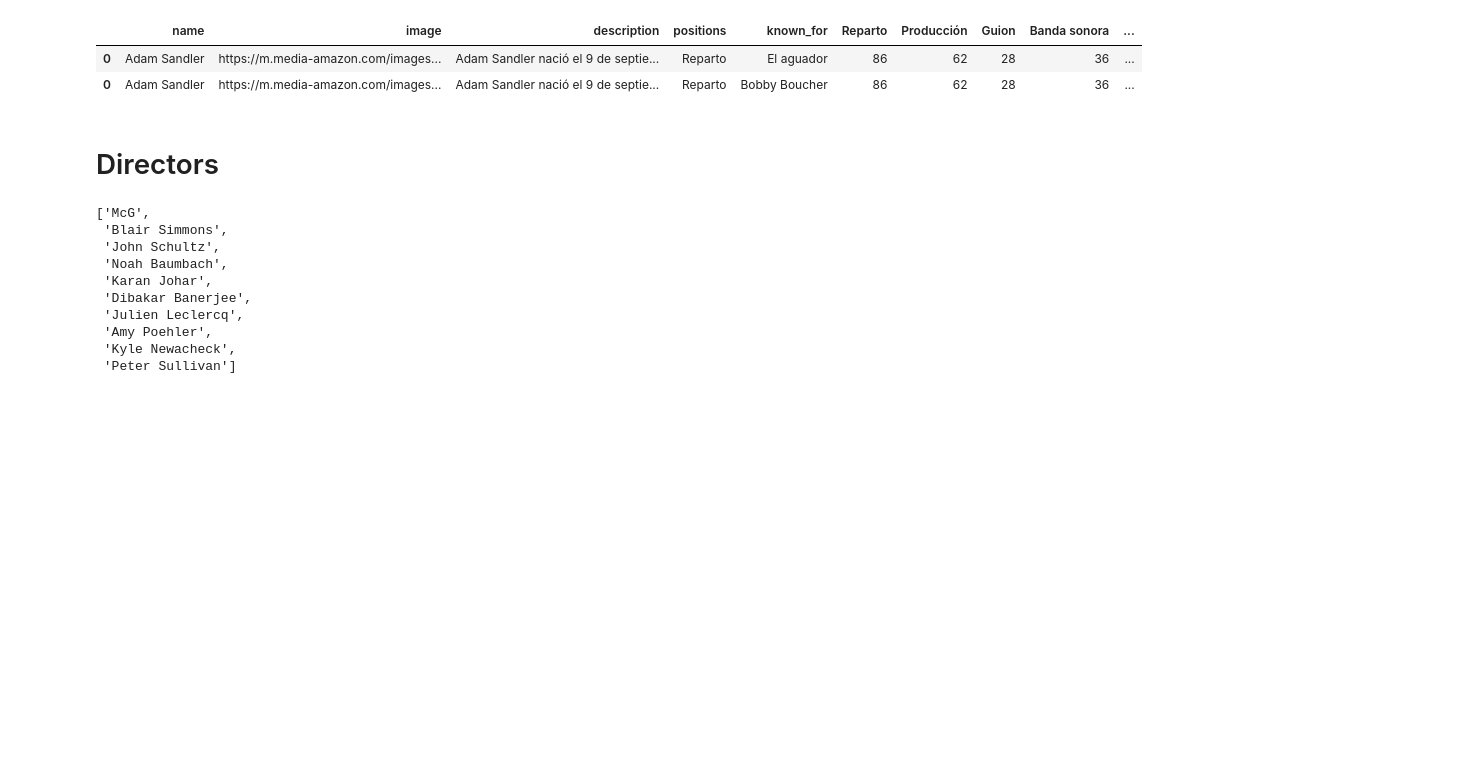
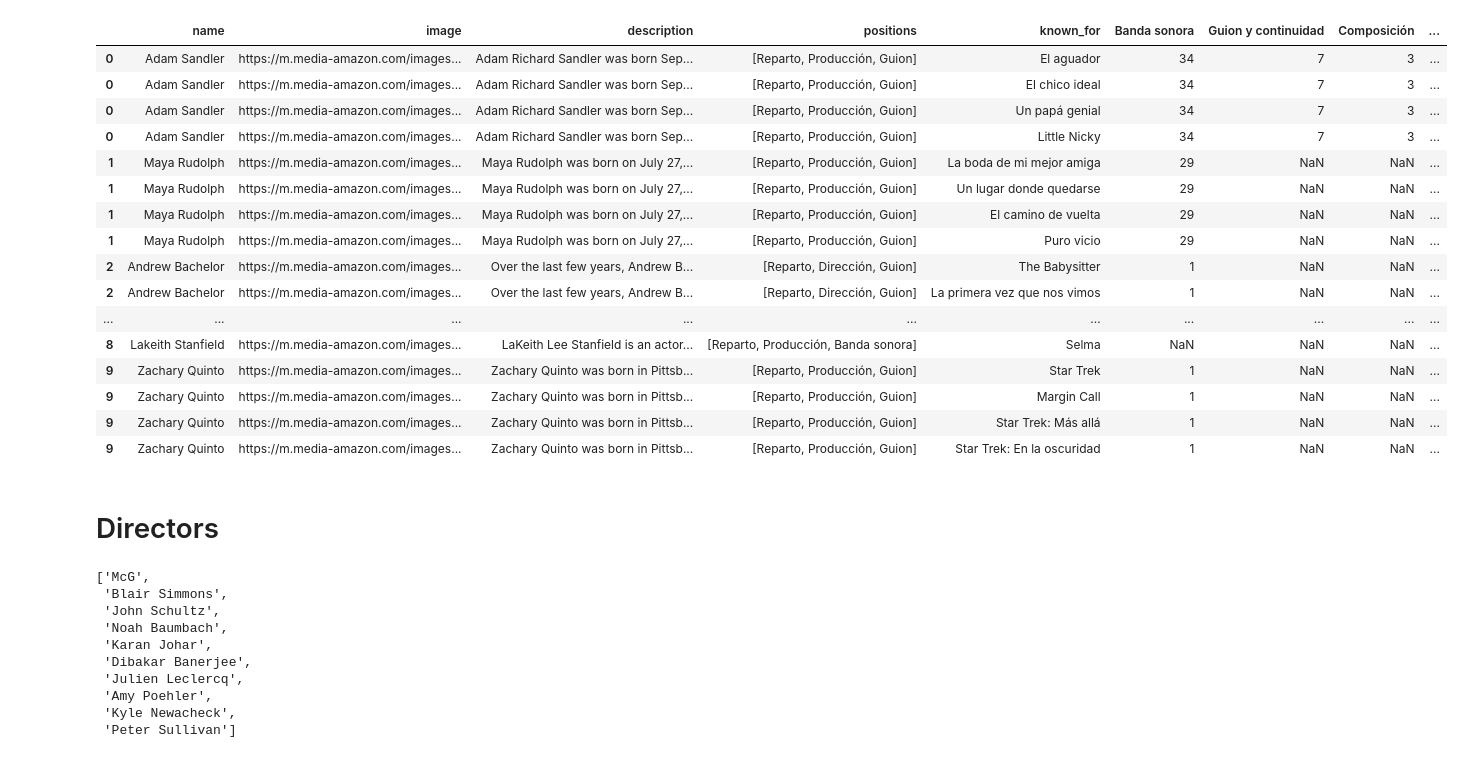
Before and after one commit to Ironhack-Data-Madrid-PartTime-May22/apuntes_clases, a Jupyter notebook: semana-09/9.2-Srapp_Actores_Directores.ipynb, the cells around one changed output. Drawn from its saved outputs; the diff is of its cells as text; code cells hidden in the pictures; blank space fills up the shorter version.

```diff
--- a/semana-09/9.2-Srapp_Actores_Directores.ipynb
+++ b/semana-09/9.2-Srapp_Actores_Directores.ipynb
@@ -326,21 +308,0 @@ actors_df.loc[0, "positions"]
-# %%
-# podemos asignar un valor a una celda en concreto
-actors_df.loc[0, "positions"] = "Hola"
-actors_df.loc[0, "positions"]
-# %%
-for indice, fila in actors_df.iterrows():
-    for credito in fila["creditos"]:
-        nombre_col = re.findall("[^0-9]+", credito)[0]
-
-        # generamos todas las posibles columnas de creditos que podemos generar en base a los actores que tenemos
-        if nombre_col not in actors_df.columns:
-            actors_df[nombre_col] = np.nan # si no existe la columna la creamos y le asignamos un valor nan
-        else:
-            pass
-
-        # rellenamos las columnas con los datos que teníamos del scrapeo
-        try:
-            actors_df.loc[indice, nombre_col] = re.findall("[0-9]+", credito)[0]
-        except:
-            pass
-actors_df.head(1)
@@ -351,4 +309 @@ actors_df.head(1)
-# %%
-# eliminamos la columna creditos
-actors_df.drop(["creditos"], axis = 1, inplace = True)
 # %% [markdown]
@@ -407,6 +356,4 @@ texto[::2] # nos quedamos con los elementos pares
 # %%
-# Nos quedamos con todos los elemntos pares de la columna known_for
-actors_df["known_for"] = actors_df["known_for"].apply(lambda x: x[::2])
-
-actors_df["known_for"]
+actors_df["known_for"] = actors_df["known_for"].apply(lambda x: x[::4])
+actors_df
 # %% [output]
@@ -424,10 +371,24 @@ Name: known_for, dtype: object
 # %%
 actors_df = actors_df.explode("known_for")
-actors_df.head(2)
+actors_df
 # %% [output]
-|  | name | image | description | positions | known_for | Reparto | Producción | Guion | Banda sonora | ... |
-| 0 | Adam Sandler | https://m.media-amazon.com/images... | Adam Sandler nació el 9 de septie... | Reparto | El aguador | 86 | 62 | 28 | 36 | ... |
-| 0 | Adam Sandler | https://m.media-amazon.com/images... | Adam Sandler nació el 9 de septie... | Reparto | Bobby Boucher | 86 | 62 | 28 | 36 | ... |
+|  | name | image | description | positions | known_for | Banda sonora | Guion y continuidad | Composición | ... |
+| 0 | Adam Sandler | https://m.media-amazon.com/images... | Adam Richard Sandler was born Sep... | [Reparto, Producción, Guion] | El aguador | 34 | 7 | 3 | ... |
+| 0 | Adam Sandler | https://m.media-amazon.com/images... | Adam Richard Sandler was born Sep... | [Reparto, Producción, Guion] | El chico ideal | 34 | 7 | 3 | ... |
+| 0 | Adam Sandler | https://m.media-amazon.com/images... | Adam Richard Sandler was born Sep... | [Reparto, Producción, Guion] | Un papá genial | 34 | 7 | 3 | ... |
+| 0 | Adam Sandler | https://m.media-amazon.com/images... | Adam Richard Sandler was born Sep... | [Reparto, Producción, Guion] | Little Nicky | 34 | 7 | 3 | ... |
+| 1 | Maya Rudolph | https://m.media-amazon.com/images... | Maya Rudolph was born on July 27,... | [Reparto, Producción, Guion] | La boda de mi mejor amiga | 29 | NaN | NaN | ... |
+| 1 | Maya Rudolph | https://m.media-amazon.com/images... | Maya Rudolph was born on July 27,... | [Reparto, Producción, Guion] | Un lugar donde quedarse | 29 | NaN | NaN | ... |
+| 1 | Maya Rudolph | https://m.media-amazon.com/images... | Maya Rudolph was born on July 27,... | [Reparto, Producción, Guion] | El camino de vuelta | 29 | NaN | NaN | ... |
+| 1 | Maya Rudolph | https://m.media-amazon.com/images... | Maya Rudolph was born on July 27,... | [Reparto, Producción, Guion] | Puro vicio | 29 | NaN | NaN | ... |
+| 2 | Andrew Bachelor | https://m.media-amazon.com/images... | Over the last few years, Andrew B... | [Reparto, Dirección, Guion] | The Babysitter | 1 | NaN | NaN | ... |
+| 2 | Andrew Bachelor | https://m.media-amazon.com/images... | Over the last few years, Andrew B... | [Reparto, Dirección, Guion] | La primera vez que nos vimos | 1 | NaN | NaN | ... |
+| ... | ... | ... | ... | ... | ... | ... | ... | ... | ... |
+| 8 | Lakeith Stanfield | https://m.media-amazon.com/images... | LaKeith Lee Stanfield is an actor... | [Reparto, Producción, Banda sonora] | Selma | NaN | NaN | NaN | ... |
+| 9 | Zachary Quinto | https://m.media-amazon.com/images... | Zachary Quinto was born in Pittsb... | [Reparto, Producción, Guion] | Star Trek | 1 | NaN | NaN | ... |
+| 9 | Zachary Quinto | https://m.media-amazon.com/images... | Zachary Quinto was born in Pittsb... | [Reparto, Producción, Guion] | Margin Call | 1 | NaN | NaN | ... |
+| 9 | Zachary Quinto | https://m.media-amazon.com/images... | Zachary Quinto was born in Pittsb... | [Reparto, Producción, Guion] | Star Trek: Más allá | 1 | NaN | NaN | ... |
+| 9 | Zachary Quinto | https://m.media-amazon.com/images... | Zachary Quinto was born in Pittsb... | [Reparto, Producción, Guion] | Star Trek: En la oscuridad | 1 | NaN | NaN | ... |
 # %%
 actors_df.to_csv("data/top10_actors.csv", index = False, sep = ";")
 # %% [markdown]
```
Also changed, not shown: parts of 47 cells of this notebook, 2 other files.
